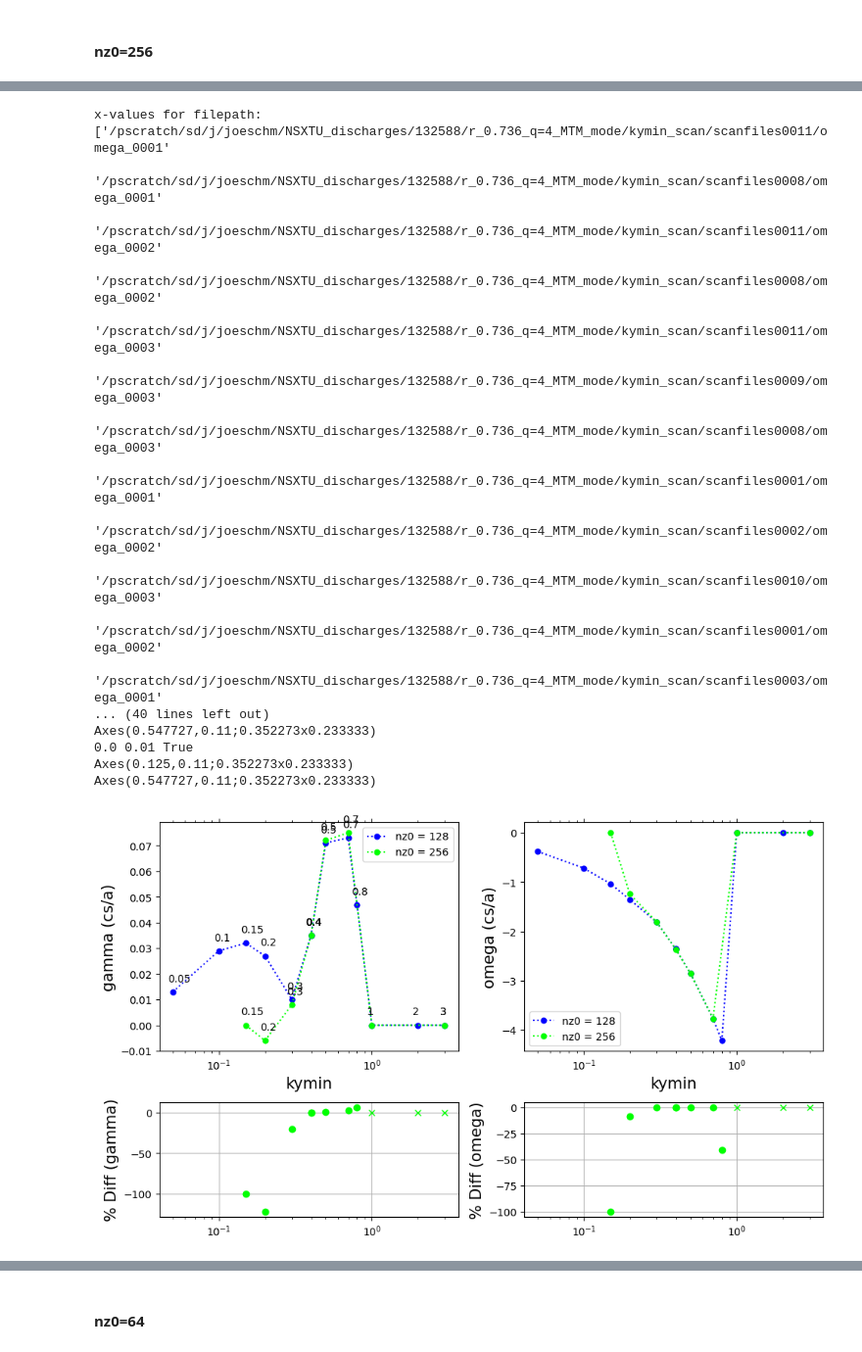
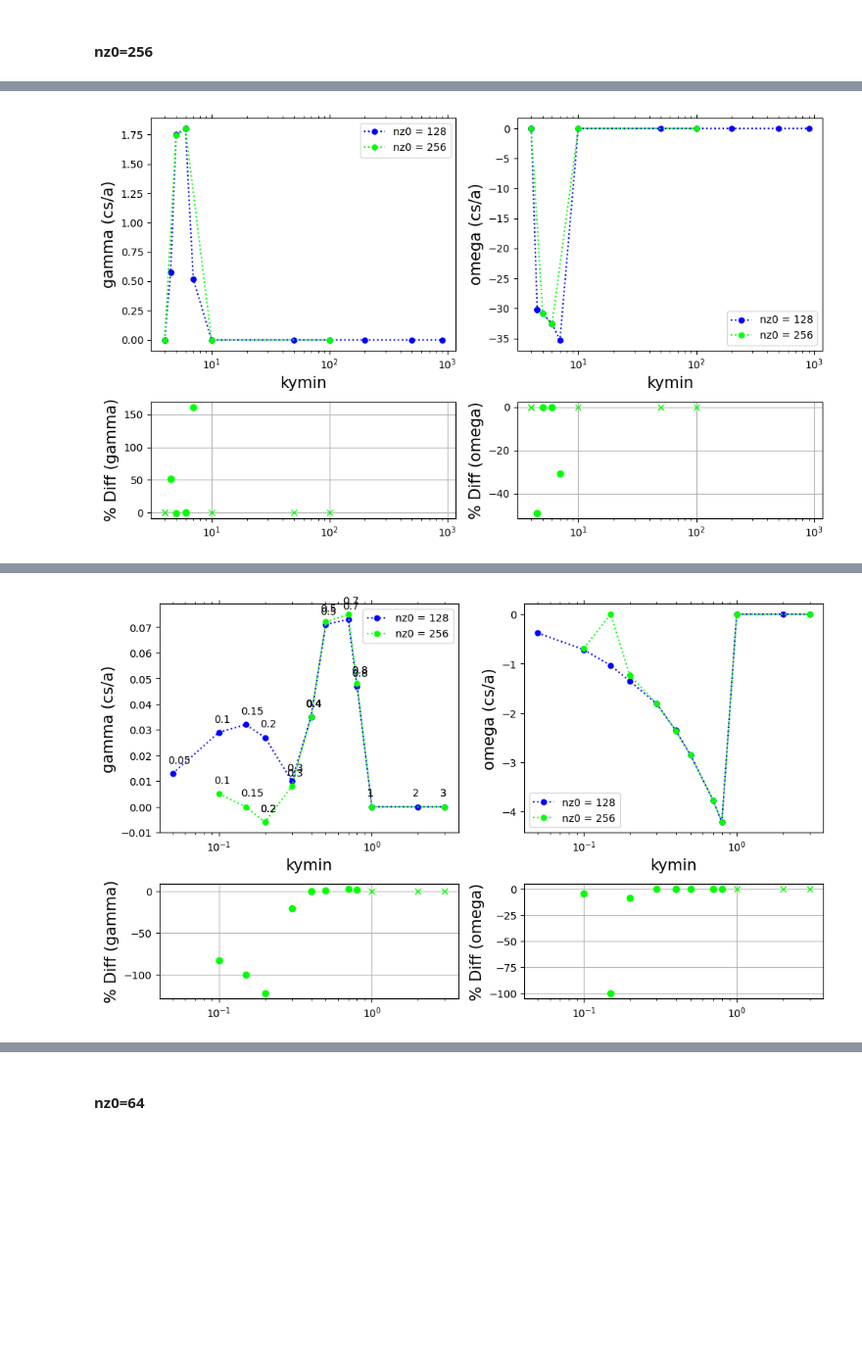
Before and after one commit to joeyschmidt97/NSTXU_lithium_study, a Jupyter notebook: high_triangularity/132588/r_0.736_q=4/132588_q=4_analysis.ipynb, the cells around one changed output, grey strips where cells are left out. Shown at 98% size. Saved outputs shown, nothing was run; the diff lists cells and outputs as text; code cells hidden in the pictures; blank space fills up the shorter version.

```diff
--- a/high_triangularity/132588/r_0.736_q=4/132588_q=4_analysis.ipynb
+++ b/high_triangularity/132588/r_0.736_q=4/132588_q=4_analysis.ipynb
@@ -90,9 +74,9 @@ print(nz0_0)
 
 verbose=True
 nz0_paths_1 = [kymin_path, nz0_0]
-gamma_omega_plot(nz0_paths_1, label_key='nz0')
-gamma_omega_plot(nz0_paths_1, label_key='nz0', criteria_list=['kymin>3'])
-gamma_omega_plot(nz0_paths_1, label_key='nz0', criteria_list=['kymin<=3'], verbose=verbose)
+gamma_omega_plot(nz0_paths_1, label_key='nz0', criteria_list='hyp_z==-2')
+gamma_omega_plot(nz0_paths_1, label_key='nz0', criteria_list=['kymin>3', 'hyp_z==-2'])
+gamma_omega_plot(nz0_paths_1, label_key='nz0', criteria_list=['kymin<=3', 'hyp_z==-2'], verbose=verbose)
 # %% [output]
 /pscratch/sd/j/joeschm/NSXTU_discharges/132588/r_0.736_q=4_MTM_mode/kymin_scan
 /pscratch/sd/j/joeschm/NSXTU_discharges/132588/r_0.736_q=4_MTM_mode/convergence_check/kymin_scan_nz0_256
@@ -114,0 +84 @@ Axes(0.547727,0.11;0.352273x0.233333)
+[figure]
@@ -133,18 +102 @@ Axes(0.547727,0.11;0.352273x0.233333)
-x-values for filepath: ['/pscratch/sd/j/joeschm/NSXTU_discharges/132588/r_0.736_q=4_MTM_mode/kymin_scan/scanfiles0011/omega_0001'
- '/pscratch/sd/j/joeschm/NSXTU_discharges/132588/r_0.736_q=4_MTM_mode/kymin_scan/scanfiles0008/omega_0001'
- '/pscratch/sd/j/joeschm/NSXTU_discharges/132588/r_0.736_q=4_MTM_mode/kymin_scan/scanfiles0011/omega_0002'
- '/pscratch/sd/j/joeschm/NSXTU_discharges/132588/r_0.736_q=4_MTM_mode/kymin_scan/scanfiles0008/omega_0002'
- '/pscratch/sd/j/joeschm/NSXTU_discharges/132588/r_0.736_q=4_MTM_mode/kymin_scan/scanfiles0011/omega_0003'
- '/pscratch/sd/j/joeschm/NSXTU_discharges/132588/r_0.736_q=4_MTM_mode/kymin_scan/scanfiles0009/omega_0003'
- '/pscratch/sd/j/joeschm/NSXTU_discharges/132588/r_0.736_q=4_MTM_mode/kymin_scan/scanfiles0008/omega_0003'
- '/pscratch/sd/j/joeschm/NSXTU_discharges/132588/r_0.736_q=4_MTM_mode/kymin_scan/scanfiles0001/omega_0001'
- '/pscratch/sd/j/joeschm/NSXTU_discharges/132588/r_0.736_q=4_MTM_mode/kymin_scan/scanfiles0002/omega_0002'
- '/pscratch/sd/j/joeschm/NSXTU_discharges/132588/r_0.736_q=4_MTM_mode/kymin_scan/scanfiles0010/omega_0003'
- '/pscratch/sd/j/joeschm/NSXTU_discharges/132588/r_0.736_q=4_MTM_mode/kymin_scan/scanfiles0001/omega_0002'
- '/pscratch/sd/j/joeschm/NSXTU_discharges/132588/r_0.736_q=4_MTM_mode/kymin_scan/scanfiles0003/omega_0001'
-... (40 lines left out)
-Axes(0.547727,0.11;0.352273x0.233333)
-0.0 0.01 True
-Axes(0.125,0.11;0.352273x0.233333)
-Axes(0.547727,0.11;0.352273x0.233333)
-[figure, old version]
+[figure, new version]
```
Also changed, not shown: parts of 7 cells of this notebook.
